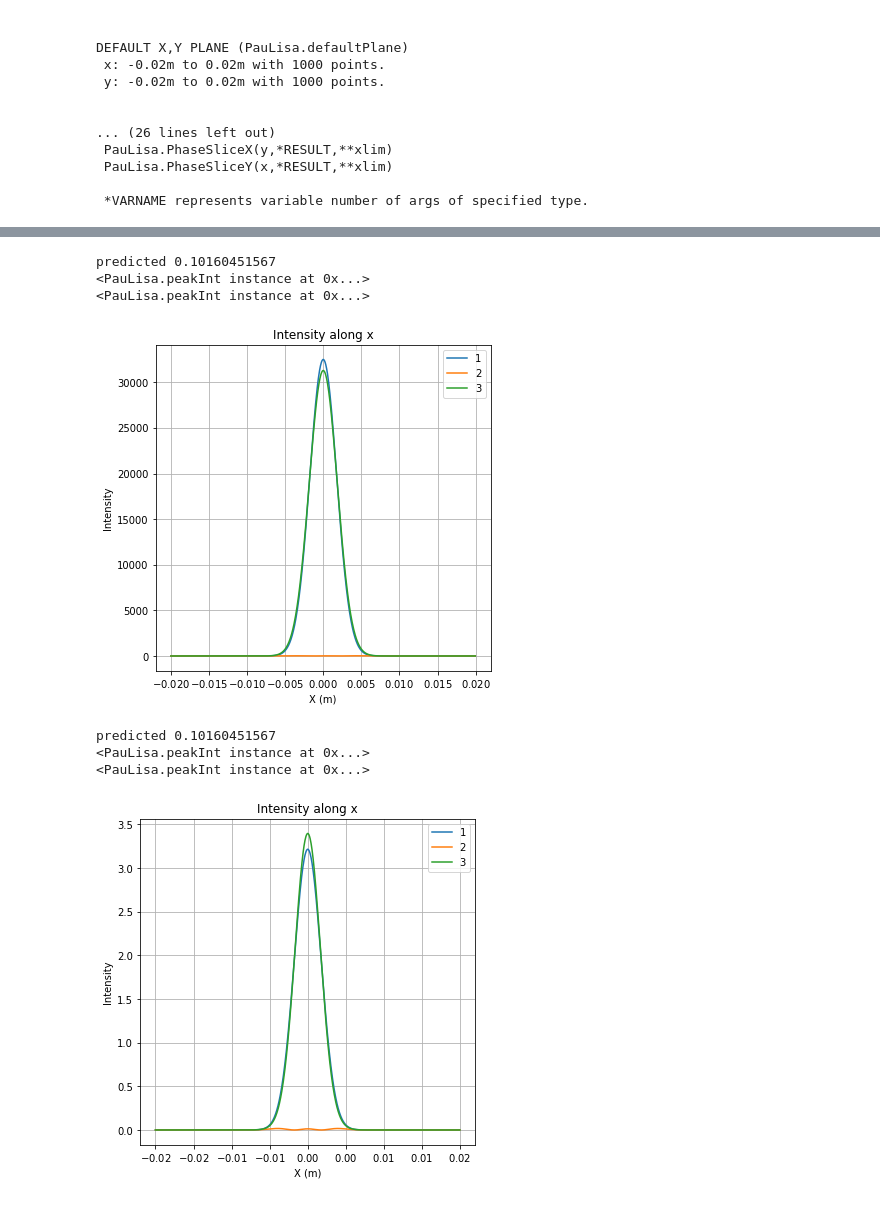
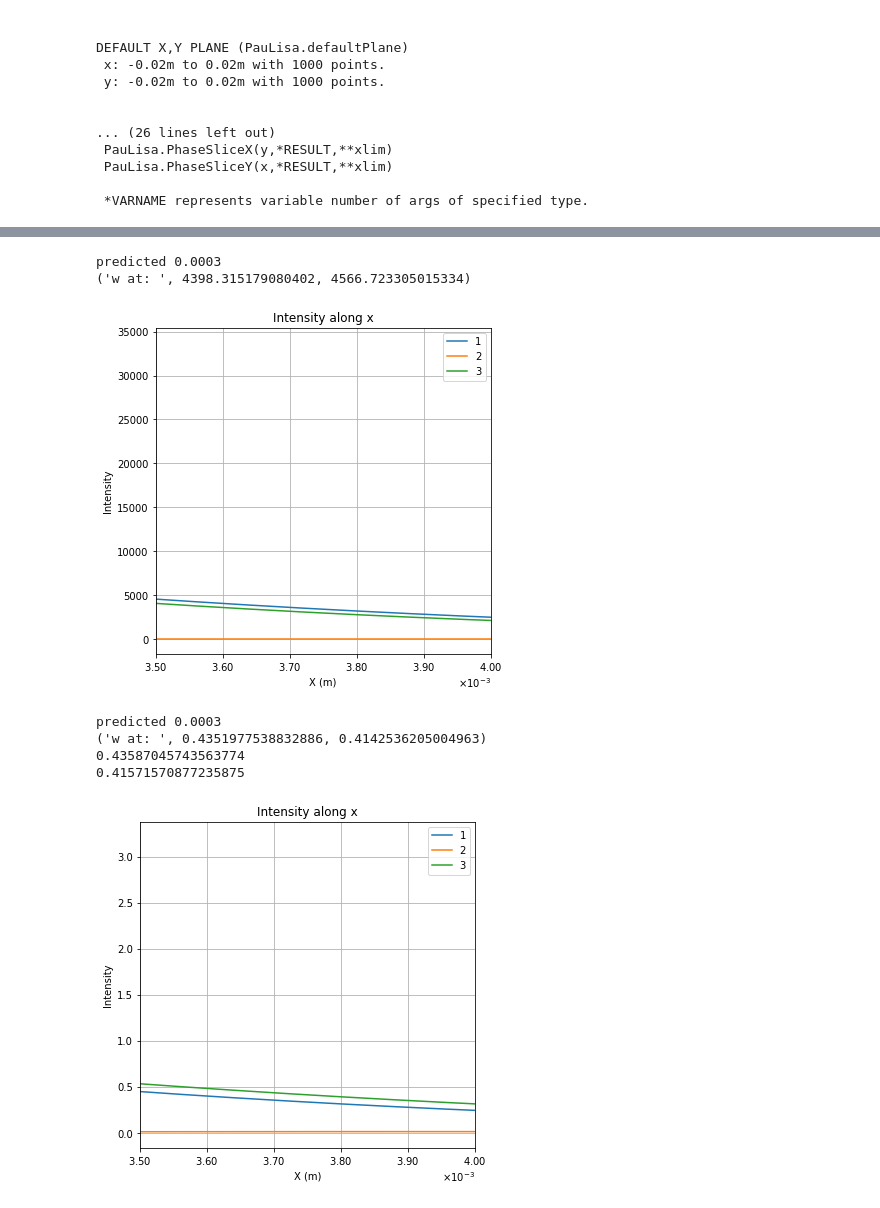
Before and after one commit to Edwards-Paul/Python-HG-Modes, a Jupyter notebook: HG Modes/Untitled.ipynb, the cells around one changed output, grey strips where cells are left out. Cells and saved outputs as stored; diff of their text form; code cells hidden in the pictures.

```diff
--- a/HG Modes/Untitled.ipynb
+++ b/HG Modes/Untitled.ipynb
@@ -77,10 +70,8 @@ pl.Contour(f1)
 # %%
-# Im[a20]/a00 = (delta s)*Zr
+# Re[a20]/a00 * w0 = (delta w)
 
-a20 = .3j
+a20 = .3
 a00 = 1
-
-print ("predicted "+str((pl.np.imag(a20)/a00)/a.Zr))
 
 m0 = pl.Modes((0,0,a00))
 m2 = pl.Modes((2,0,a20))
@@ -90,37 +81,44 @@ f0 =pl.Calculate(a,b,m0,10)
 f2 =pl.Calculate(a,b,m2,10)
 f02 = pl.Calculate(a,b,m02,10)
 
-pl.IntensitySliceX(0,f0,f2,f02)
+pl.IntensitySliceX(0,f0,f2,f02, xlim=[3.5e-3,4e-3])
+
+
+print ("predicted "+ str((pl.np.real(a20)/a00)*a.w0))
+print ("w at: ", pl.peakInt(f0).peak/pl.e**2,pl.peakInt(f02).peak/pl.e**2)
 # %% [output]
-predicted 0.10160451567
-<PauLisa.peakInt instance at 0x...>
-<PauLisa.peakInt instance at 0x...>
+predicted 0.0003
+('w at: ', 4398.315179080402, 4566.723305015334)
-[figure, old version]
+[figure, new version]
 # %%
-# Im[a20]/a00 = (delta s)*Zr
+# Re[a20]/a00 * w0 = (delta w)
 
-a20 = .3j
+a20 = .3
 a00 = 1
-
-print ("predicted "+str((pl.np.imag(a20)/a00)/a.Zr))
 
 m0 = pl.Modes((0,0,a00))
 m2 = pl.Modes((2,0,a20))
 m02 = pl.Modes((0,0,a00),(2,0,a20))
 
 f0 =pl.Calculate2(a,b,m0,10)
 f2 =pl.Calculate2(a,b,m2,10)
 f02 = pl.Calculate2(a,b,m02,10)
 
-pl.IntensitySliceX2(0,f0,f2,f02)
+pl.IntensitySliceX2(0,f0,f2,f02, xlim=[3.5e-3,4e-3])
 
-print pl.peakInt(f0)
-print pl.peakInt(f02)
+
+print ("predicted "+ str((pl.np.real(a20)/a00)*a.w0))
+print ("w at: ", pl.peakInt(f0).peak/pl.e**2,pl.peakInt(f02).peak/pl.e**2)
+
+print pl.np.abs(pl.Amplitude2(a,3.53e-3,0,10,m0)**2)
+print pl.np.abs(pl.Amplitude2(a,3.75e-3,0,10,m02)**2)
+print 3.75e-3
 # %% [output]
-predicted 0.10160451567
-<PauLisa.peakInt instance at 0x...>
-<PauLisa.peakInt instance at 0x...>
+predicted 0.0003
+('w at: ', 0.4351977538832886, 0.4142536205004963)
+0.43587045743563774
+0.41571570877235875
-[figure, old version]
+[figure, new version]
 # %%
 # Im[a20]/a00 = (delta w)/w0
 
```
Also changed, not shown: parts of 7 cells of this notebook, 2 other files.
